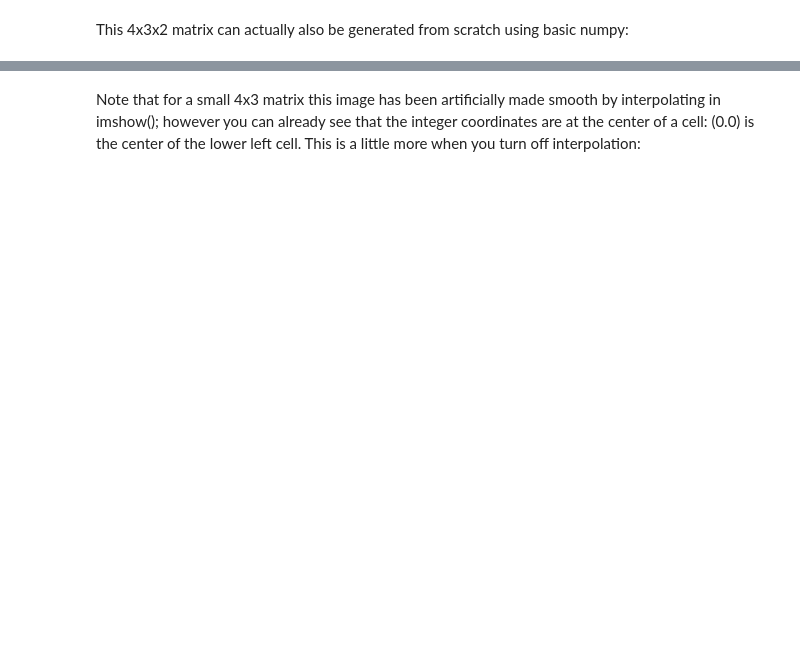
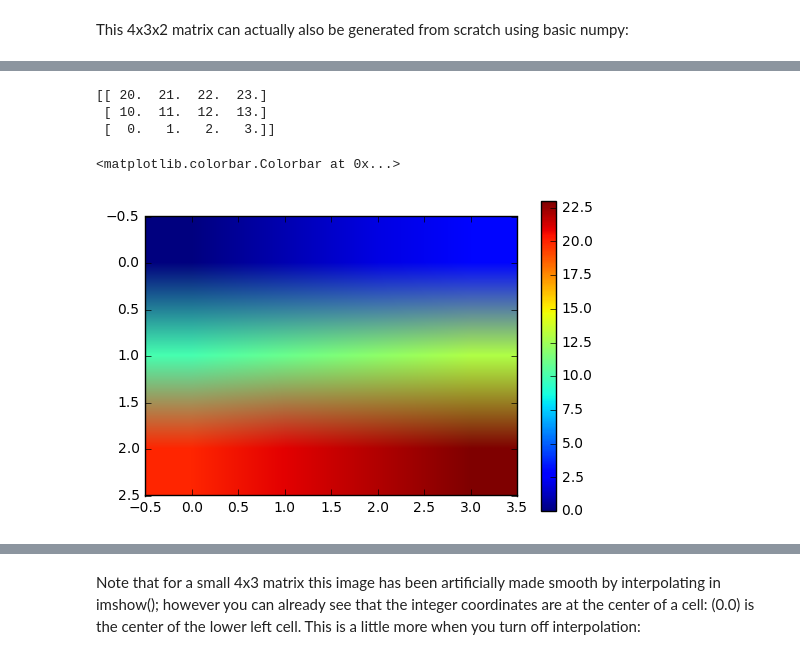
Before and after one commit to teuben/astr288p-fall16, a Jupyter notebook: notebooks/05-images.ipynb, the cells around one changed output, grey strips where cells are left out. Cells and saved outputs as stored; diff of their text form; code cells hidden in the pictures; blank space fills up the shorter version.

```diff
--- a/notebooks/05-images.ipynb
+++ b/notebooks/05-images.ipynb
@@ -57,6 +96,12 @@ print(d1.flatten())
 # %%
 p0 = d[0,:,:]
 p1 = d[1,:,:]
 print(np.flipud(p0))
-plt.imshow(p0,origin='lower')
+plt.imshow(p0)
 plt.colorbar()
+# %% [output]
+[[ 20.  21.  22.  23.]
+ [ 10.  11.  12.  13.]
+ [  0.   1.   2.   3.]]
+<matplotlib.colorbar.Colorbar at 0x...>
+[figure, added]
```
Also changed, not shown: parts of 24 cells of this notebook.
